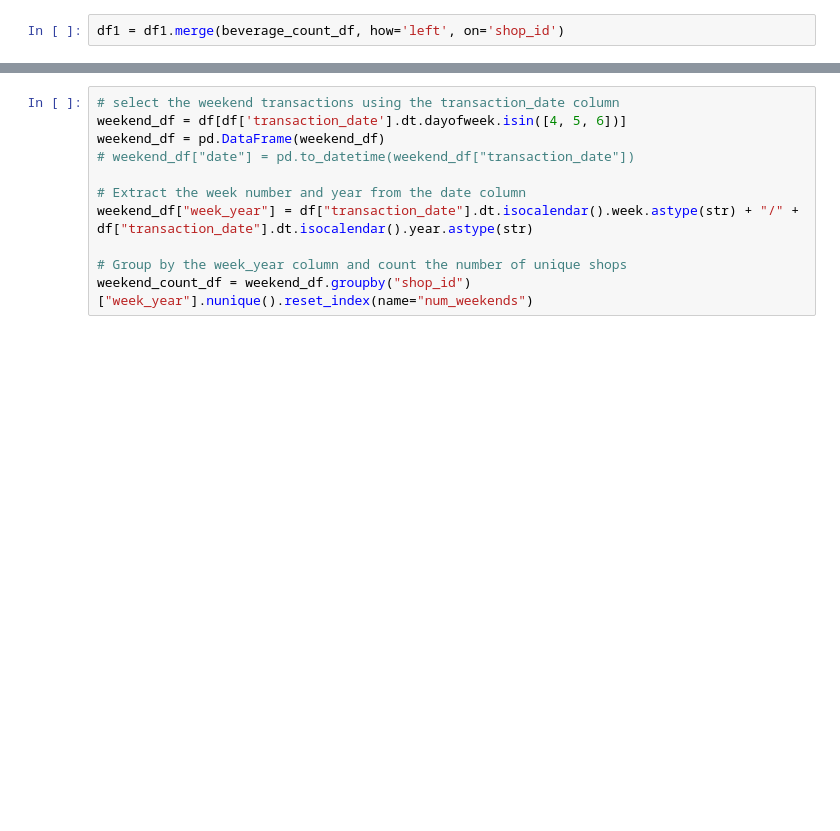
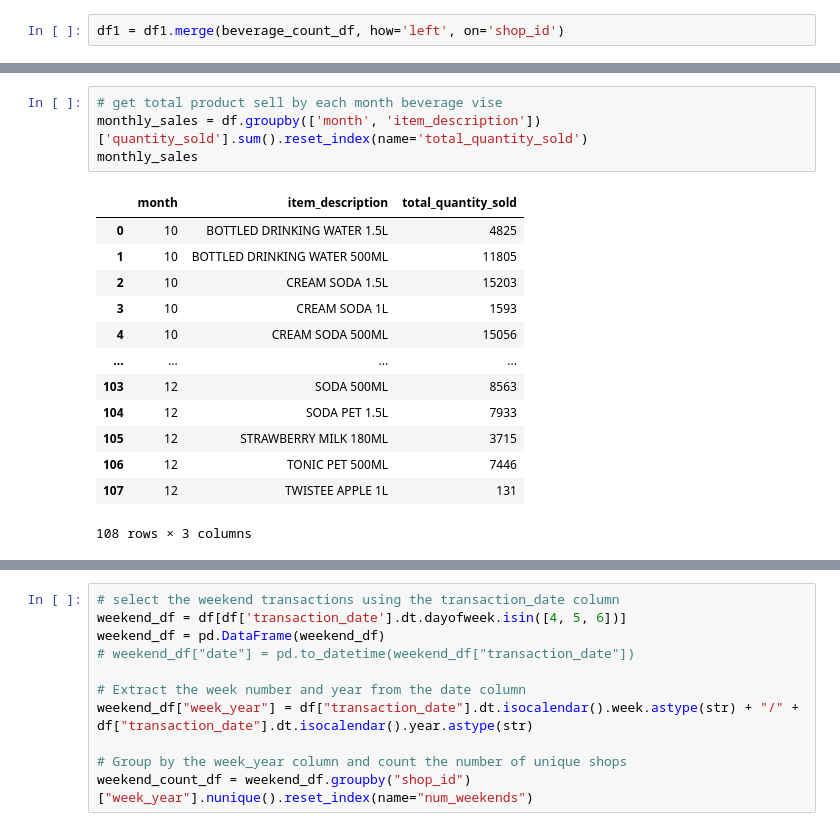
Before and after one commit to tharoosha/DataStorm077, a Jupyter notebook: Day4/Notebook04_final_submission.ipynb, the cells around one changed output, grey strips where cells are left out. Drawn from its saved outputs; the diff is of its cells as text; blank space fills up the shorter version.

```diff
--- a/Day4/Notebook04_final_submission.ipynb
+++ b/Day4/Notebook04_final_submission.ipynb
@@ -545,0 +564,18 @@ df1 = df1.merge(beverage_count_df, how='left', on='shop_id')
+# %%
+# get total product sell by each month beverage vise
+monthly_sales = df.groupby(['month', 'item_description'])['quantity_sold'].sum().reset_index(name='total_quantity_sold')
+monthly_sales
+# %% [output]
+|  | month | item_description | total_quantity_sold |
+| 0 | 10 | BOTTLED DRINKING WATER 1.5L | 4825 |
+| 1 | 10 | BOTTLED DRINKING WATER 500ML | 11805 |
+| 2 | 10 | CREAM SODA 1.5L | 15203 |
+| 3 | 10 | CREAM SODA 1L | 1593 |
+| 4 | 10 | CREAM SODA 500ML | 15056 |
+| ... | ... | ... | ... |
+| 103 | 12 | SODA 500ML | 8563 |
+| 104 | 12 | SODA PET 1.5L | 7933 |
+| 105 | 12 | STRAWBERRY MILK 180ML | 3715 |
+| 106 | 12 | TONIC PET 500ML | 7446 |
+| 107 | 12 | TWISTEE APPLE 1L | 131 |
+108 rows × 3 columns
```
Also changed, not shown: parts of 16 cells of this notebook, 11 other files.
